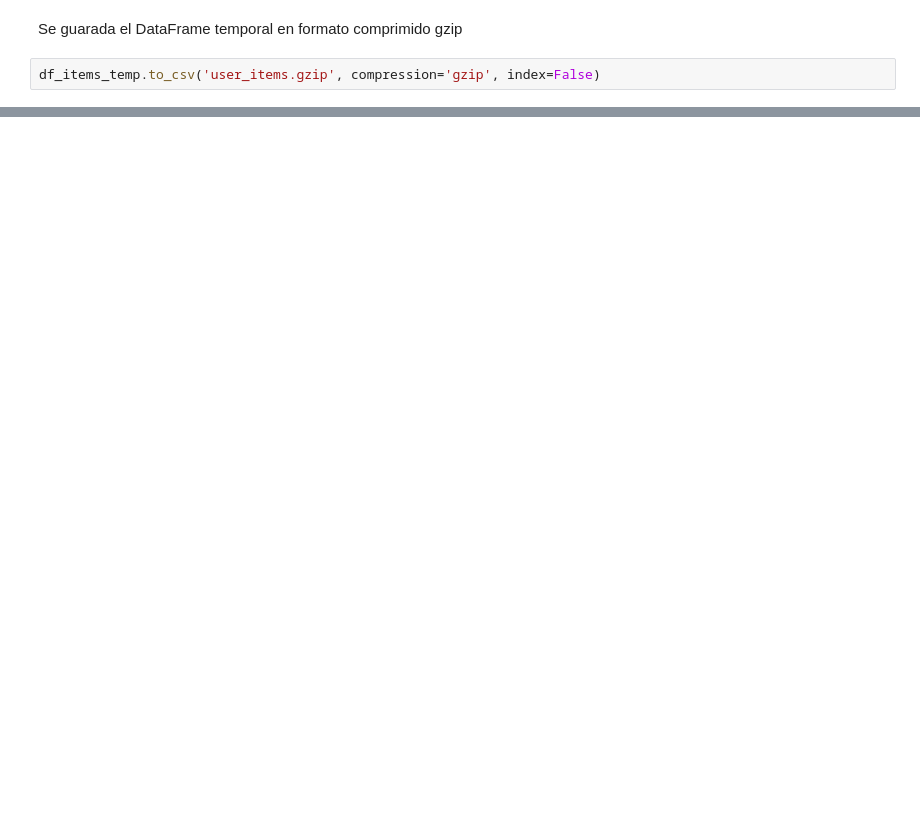
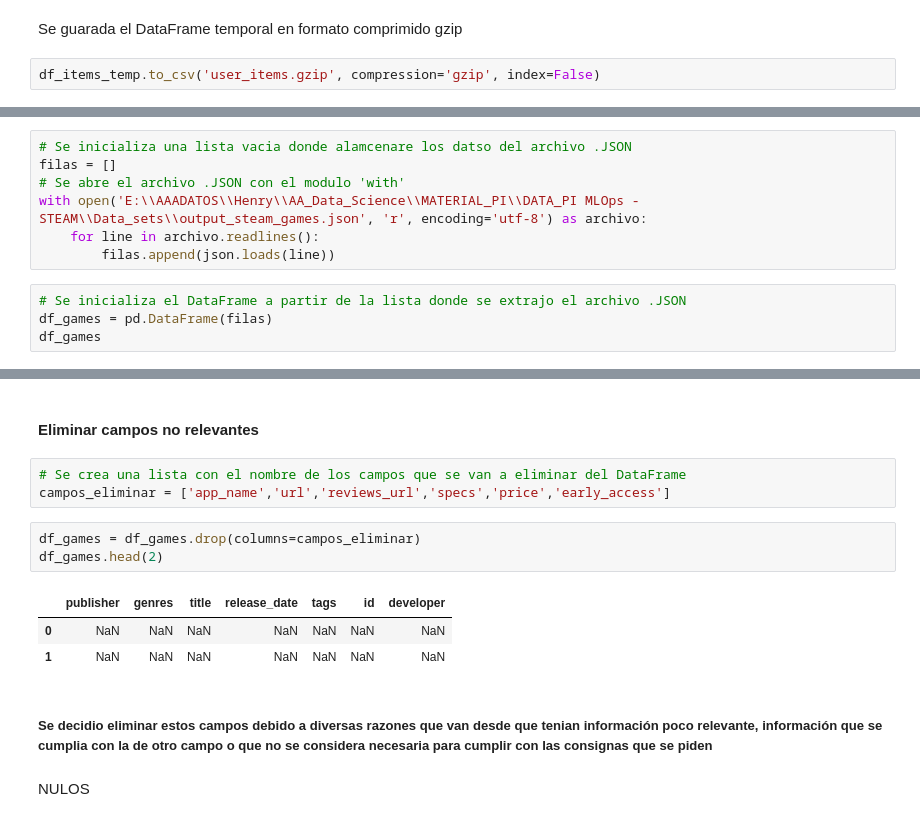
Before and after one commit to DavidssonGon/PI_ML_OPS_STEAM_DSFT17, a Jupyter notebook: ETL.ipynb, the cells around one changed output, grey strips where cells are left out. Drawn from its saved outputs; the diff is of its cells as text; blank space fills up the shorter version.

```diff
--- a/ETL.ipynb
+++ b/ETL.ipynb
@@ -770,0 +815,11 @@ df_items_parquet.info()
+# %%
+# Se inicializa una lista vacia donde alamcenare los datso del archivo .JSON
+filas = []
+# Se abre el archivo .JSON con el modulo 'with'
+with open('E:\\AAADATOS\\Henry\\AA_Data_Science\\MATERIAL_PI\\DATA_PI MLOps - STEAM\\Data_sets\\output_steam_games.json', 'r', encoding='utf-8') as archivo:
+    for line in archivo.readlines():
+        filas.append(json.loads(line))
+# %%
+# Se inicializa el DataFrame a partir de la lista donde se extrajo el archivo .JSON
+df_games = pd.DataFrame(filas)
+df_games
@@ -770,0 +866,16 @@ df_items_parquet.info()
+# %% [markdown]
+#### Eliminar campos no relevantes
+# %%
+# Se crea una lista con el nombre de los campos que se van a eliminar del DataFrame
+campos_eliminar = ['app_name','url','reviews_url','specs','price','early_access']
+# %%
+df_games = df_games.drop(columns=campos_eliminar)
+df_games.head(2)
+# %% [output]
+|  | publisher | genres | title | release_date | tags | id | developer |
+| 0 | NaN | NaN | NaN | NaN | NaN | NaN | NaN |
+| 1 | NaN | NaN | NaN | NaN | NaN | NaN | NaN |
+# %% [markdown]
+##### Se decidio eliminar estos campos debido a diversas razones que van desde que tenian información poco relevante, información que se cumplia con la de otro campo o que no se considera necesaria para cumplir con las consignas que se piden
+# %% [markdown]
+NULOS
```
Also changed, not shown: parts of 13 cells of this notebook, 1 other file.
